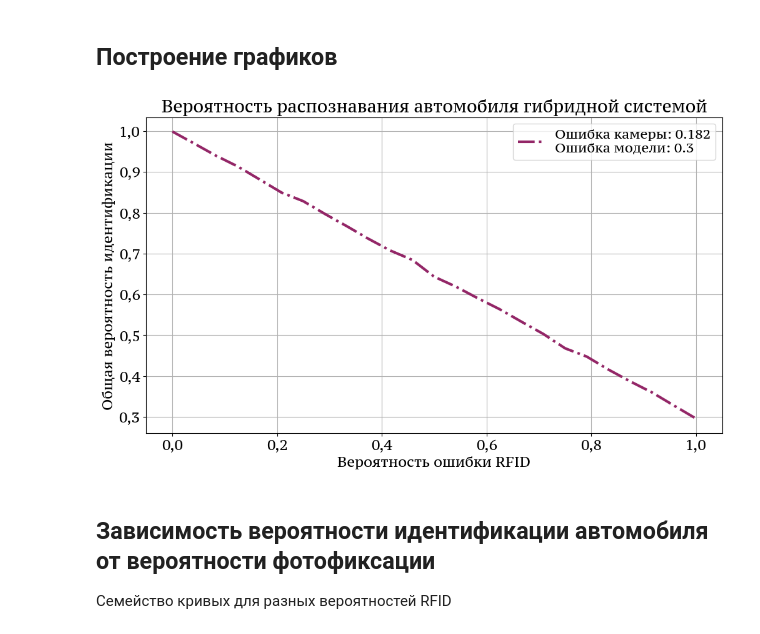
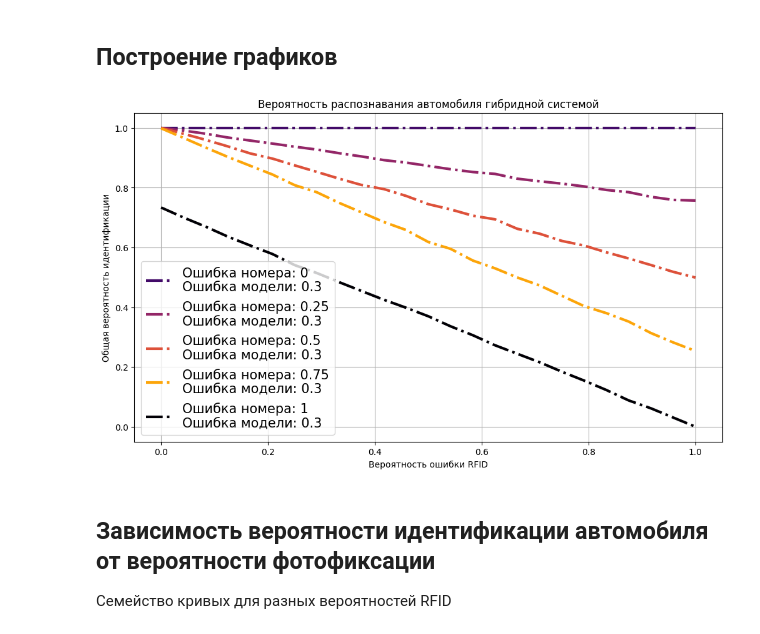
Before and after one commit to VilmenAbramian/simulation, a Jupyter notebook: pysim/experiments/notebooks/hybrid.ipynb, the cells around one changed output. Cells and saved outputs as stored; diff of their text form; code cells hidden in the pictures.

Commit message:
Update first graph

```diff
--- a/pysim/experiments/notebooks/hybrid.ipynb
+++ b/pysim/experiments/notebooks/hybrid.ipynb
@@ -25,12 +48,17 @@ params_dict["rfid_error"] = rfid_probs
 # %% [markdown]
 ### Запуск симуляции
 # %%
-statistica = run_multiple_simulation(variadic, **params_dict)
-results = result_processing(params_dict, statistica, variadic, print_res=False)
+results_list = []
+for params in tqdm(params_list, desc="Запуск симуляций", unit="модель"):
+    statistica = run_multiple_simulation(variadic, **params)
+    results_list.append(result_processing(params, statistica, variadic, print_res=False))
 # %%
 res_probs = []
-for res in results:
-    res_probs.append(res.total_prob)
+for line in results_list:
+    line_probs = []
+    for res in line:
+        line_probs.append(res.total_prob)
+    res_probs.append(line_probs)
 # %% [markdown]
 ## Построение графиков
 # %%
@@ -39,22 +67,50 @@ DIRECTORY = "Hybrid"
 # %%
 fig, ax = plt.subplots(figsize=(10, 6), layout="constrained")
 
 ax.plot(
-    rfid_probs, res_probs,
+    rfid_probs, res_probs[0],
     linewidth=3, linestyle="dashdot",
-    label=f"Ошибка камеры: {params_dict['photo_error']:.3f}\nОшибка модели: {params_dict['car_error']}",
+    label=f"Ошибка номера: {0}\nОшибка модели: {params_dict['car_error']}",
+    color=get_color(0.2)
+)
+
+ax.plot(
+    rfid_probs, res_probs[1],
+    linewidth=3, linestyle="dashdot",
+    label=f"Ошибка номера: {0.25}\nОшибка модели: {params_dict['car_error']}",
     color=get_color(0.4)
+)
+
+ax.plot(
+    rfid_probs, res_probs[2],
+    linewidth=3, linestyle="dashdot",
+    label=f"Ошибка номера: {0.5}\nОшибка модели: {params_dict['car_error']}",
+    color=get_color(0.6)
+)
+
+ax.plot(
+    rfid_probs, res_probs[3],
+    linewidth=3, linestyle="dashdot",
+    label=f"Ошибка номера: {0.75}\nОшибка модели: {params_dict['car_error']}",
+    color=get_color(0.8)
+)
+
+ax.plot(
+    rfid_probs, res_probs[4],
+    linewidth=3, linestyle="dashdot",
+    label=f"Ошибка номера: {1}\nОшибка модели: {params_dict['car_error']}",
+    color=get_color(1)
 )
 ax.set_xlabel("Вероятность ошибки RFID")
 ax.set_ylabel("Общая вероятность идентификации")
 plt.tick_params(axis="both", which="major")
 plt.title("Вероятность распознавания автомобиля гибридной системой")
 plt.legend(prop={"size":15})
 plt.grid()
 
-savefig(name=f"", directory=DIRECTORY)
+# savefig(name=f"", directory=DIRECTORY)
 # %% [output]
-[figure, old version]
+[figure, new version]
 # %% [markdown]
 ## Зависимость вероятности идентификации автомобиля от **вероятности фотофиксации**
 Семейство кривых для разных вероятностей RFID
```
Also changed, not shown: parts of 4 cells of this notebook.
